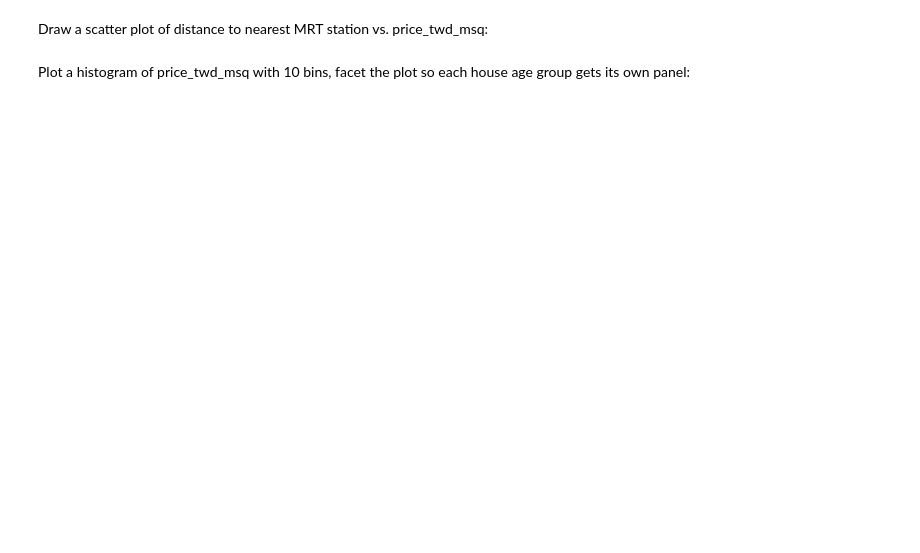
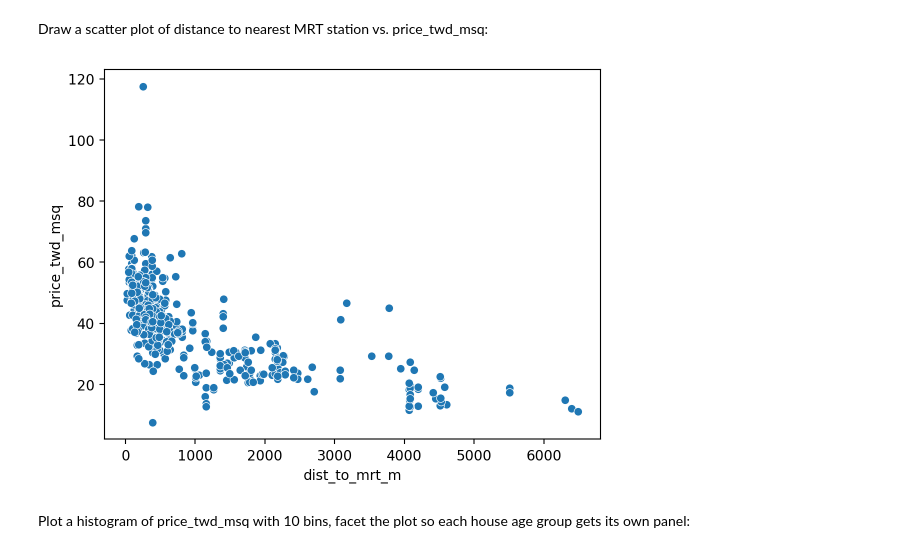
Before and after one commit to OskarPutz/DS, a Jupyter notebook: Exercise10.ipynb, the cells around one changed output. Cells and saved outputs as stored; diff of their text form; code cells hidden in the pictures; blank space fills up the shorter version.

```diff
--- a/Exercise10.ipynb
+++ b/Exercise10.ipynb
@@ -142,6 +154,12 @@ Draw a scatter plot of house_age_years vs. price_twd_msq:
 Draw a scatter plot of distance to nearest MRT station vs. price_twd_msq:
 # %%
 # Your code here
+sns.scatterplot(x="dist_to_mrt_m",
+                y="price_twd_msq",
+                data=df_estate)
+plt.show()
+# %% [output]
+[figure, added]
 # %% [markdown]
 Plot a histogram of price_twd_msq with 10 bins, facet the plot so each house age group gets its own panel:
 # %%
```
Also changed, not shown: parts of 14 cells of this notebook.
